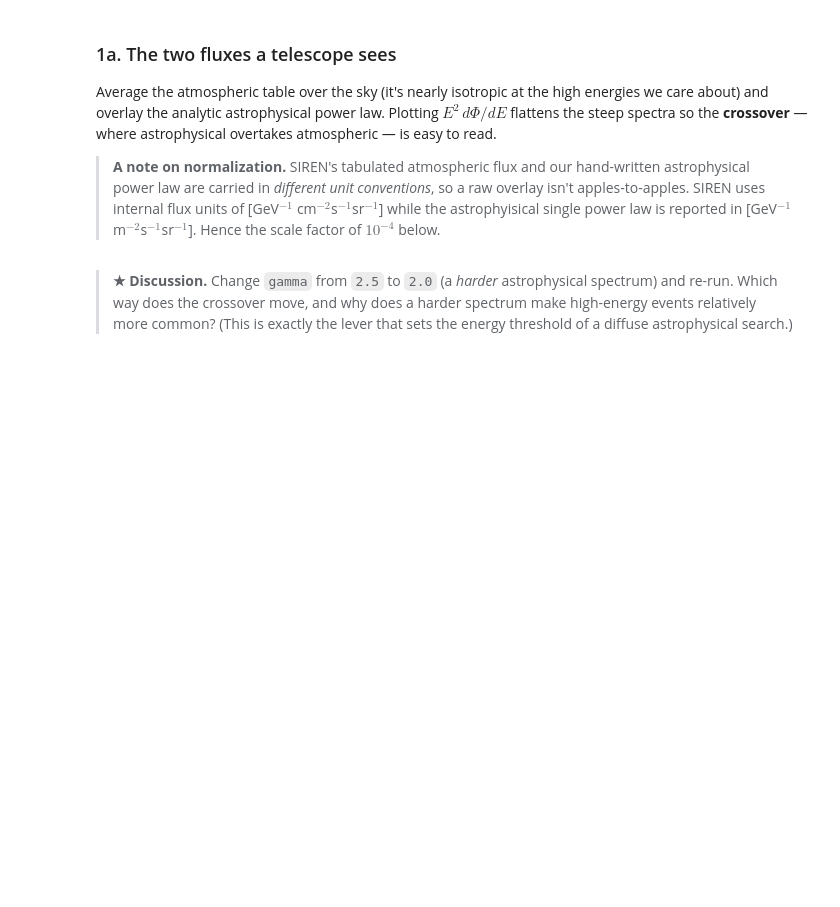
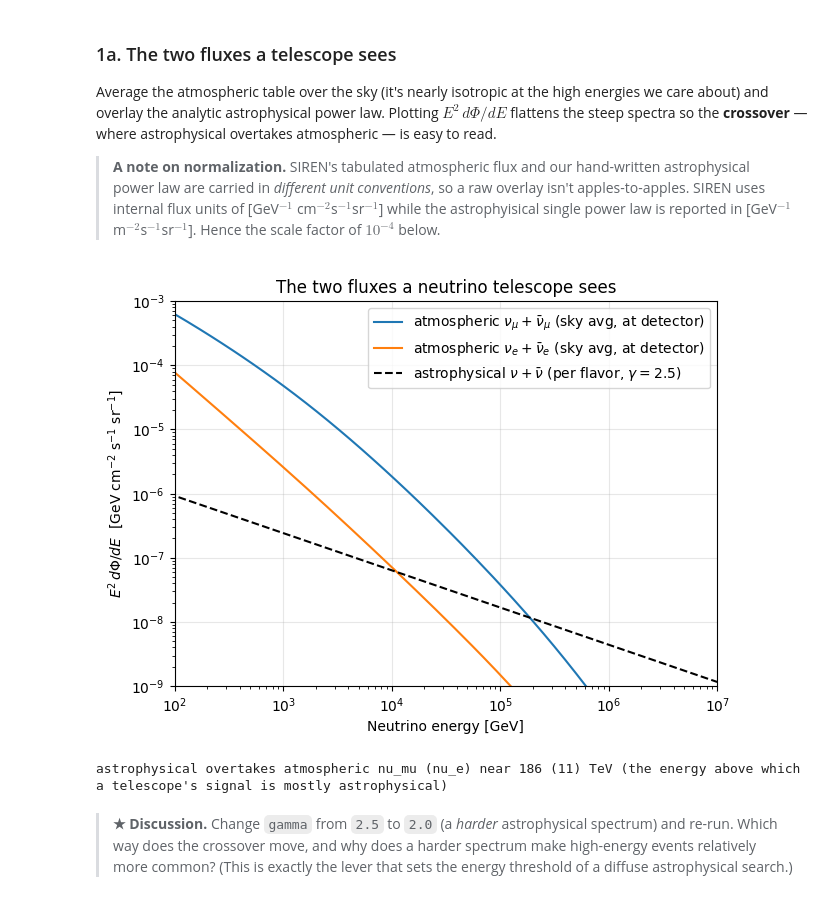
Before and after one commit to nickkamp1/CNP_Neutrino_Interactions, a Jupyter notebook: Lecture3_Simulation/1_SIREN_flux_injection_weights.ipynb, the cells around one changed output. Cells and saved outputs as stored; diff of their text form; code cells hidden in the pictures; blank space fills up the shorter version.

```diff
--- a/Lecture3_Simulation/1_SIREN_flux_injection_weights.ipynb
+++ b/Lecture3_Simulation/1_SIREN_flux_injection_weights.ipynb
@@ -185,34 +165,37 @@ def astro_powerlaw(E_gev, phi0=1.68e-18, gamma=2.58, E0=1e5):
 
 # Rescale the atmospheric flux from per m^2 to per cm^2 and average over zenith
 scale = 1e-4
-phi_atmo_mu = flux_det.mean(axis=1) * scale
+phi_atmo_mu = flux_det_mu.mean(axis=1) * scale
 phi_atmo_e = flux_det_e.mean(axis=1) * scale
 # phi_atmo_tau = flux_det_tau.mean(axis=1) * scale # tau exists at lower energies
 
 phi_astro = astro_powerlaw(E)
 
 plt.figure(figsize=(7, 5))
 plt.loglog(E, E**2 * phi_atmo_mu,  label=r"atmospheric $\nu_\mu+\bar\nu_\mu$ (sky avg, at detector)")
 plt.loglog(E, E**2 * phi_atmo_e,  label=r"atmospheric $\nu_e+\bar\nu_e$ (sky avg, at detector)")
 # plt.loglog(E, E**2 * phi_atmo_tau,  label=r"atmospheric $\nu_\tau+\bar\nu_\tau$ (sky avg, at detector)")
 plt.loglog(E, E**2 * phi_astro, label=r"astrophysical $\nu+\bar\nu$ (per flavor, $\gamma=2.5$)",color="black",ls="--")
 plt.xlabel("Neutrino energy [GeV]")
 plt.ylabel(r"$E^2\,d\Phi/dE$  [GeV cm$^{-2}$ s$^{-1}$ sr$^{-1}$]")
 plt.xlim(1e2, 1e7); plt.ylim(1e-9, 1e-3)
 plt.legend(); plt.grid(alpha=0.3)
 plt.title("The two fluxes a neutrino telescope sees")
 plt.show()
 
 # Where does astro overtake atmospheric?  Find the sign change of (astro - atmo) above 1 TeV.
 hi = E > 1e3
 diff = phi_astro[hi] - phi_atmo_mu[hi]
 sign_change = np.where(np.diff(np.sign(diff)) > 0)[0]
 cross_mu = E[hi][sign_change[0]] if len(sign_change) else np.nan
 diff = phi_astro[hi] - phi_atmo_e[hi]
 sign_change = np.where(np.diff(np.sign(diff)) > 0)[0]
 cross_e = E[hi][sign_change[0]] if len(sign_change) else np.nan
 print(f"astrophysical overtakes atmospheric nu_mu (nu_e) near {cross_mu/1e3:.0f} ({cross_e/1e3:.0f}) TeV "
       "(the energy above which a telescope's signal is mostly astrophysical)")
+# %% [output]
+[figure, added]
+astrophysical overtakes atmospheric nu_mu (nu_e) near 186 (11) TeV (the energy above which a telescope's signal is mostly astrophysical)
 # %% [markdown]
 > **★ Discussion.** Change `gamma` from `2.5` to `2.0` (a *harder* astrophysical spectrum) and
 > re-run. Which way does the crossover move, and why does a harder spectrum make high-energy events
```
Also changed, not shown: parts of 8 cells of this notebook.
